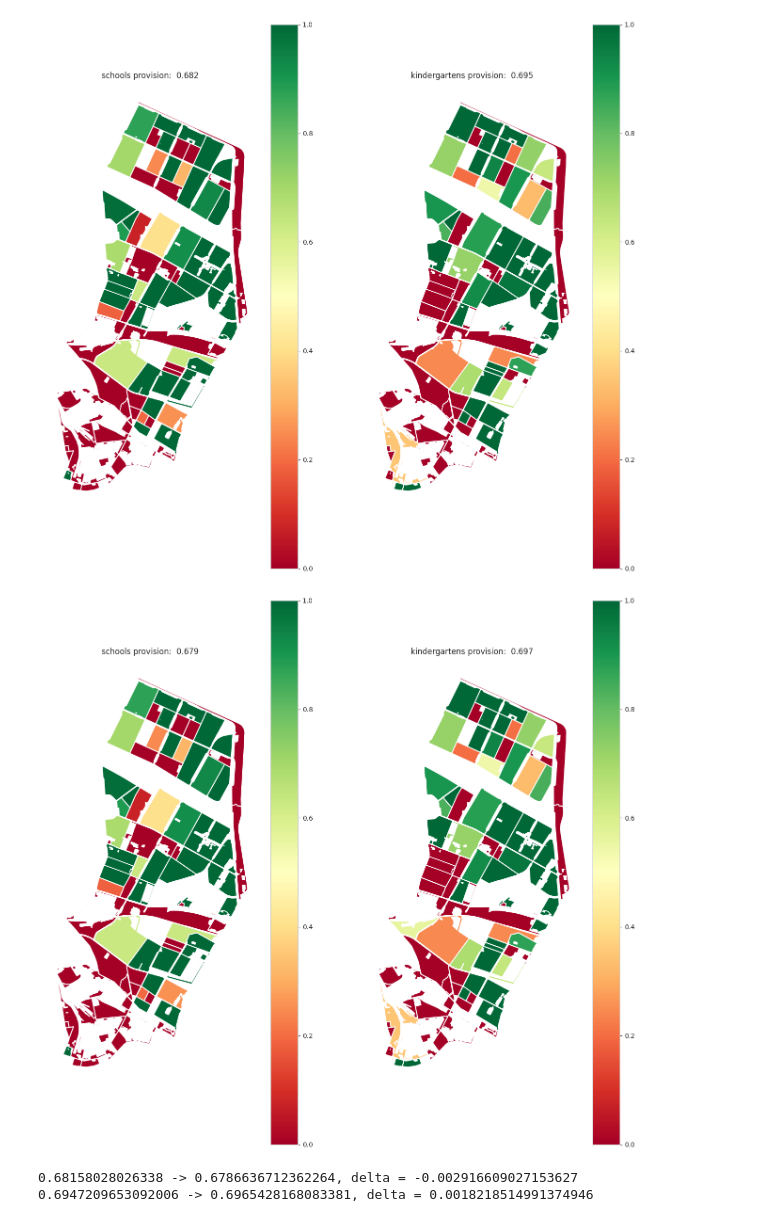
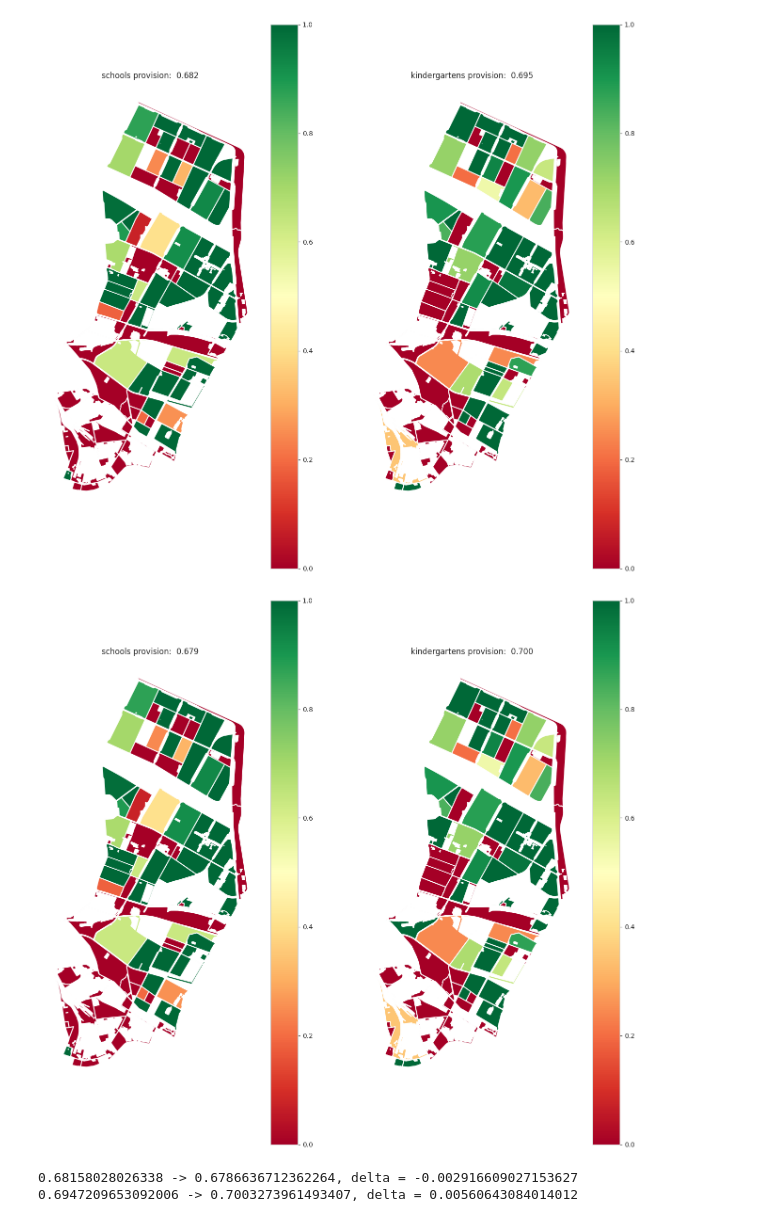
Before and after one commit to aimclub/blocksnet, a Jupyter notebook: examples/etalon_1.ipynb, the cells around one changed output. Cells and saved outputs as stored; diff of their text form; code cells hidden in the pictures.

```diff
--- a/examples/etalon_1.ipynb
+++ b/examples/etalon_1.ipynb
@@ -73,16 +73,16 @@ Provision.plot_provisions(provisions_before)
 update = {
   selected_block.id : {
     'population': 2333,
-    'kindergartens': 160,
+    'kindergartens': 160*2,
     'schools': 0
   }
 }
 update_gdf = gpd.GeoDataFrame.from_dict(update, orient='index')
 # %%
 provisions_after = provision.calculate_provisions(['schools', 'kindergartens'], update_gdf)
-Provision.plot_provisions(provisions_after)
+provision.plot_provisions(provisions_after)
 # %% [output]
-[figure, old version]
+[figure, new version]
 # %%
 for service_type in ['schools', 'kindergartens']:
   prov_before = Provision.total_provision(provisions_before[service_type])
@@ -90,7 +90,7 @@ for service_type in ['schools', 'kindergartens']:
   print(f"{prov_before} -> {prov_after}, delta = {prov_after-prov_before}")
 # %% [output]
 0.68158028026338 -> 0.6786636712362264, delta = -0.002916609027153627
-0.6947209653092006 -> 0.6965428168083381, delta = 0.0018218514991374946
+0.6947209653092006 -> 0.7003273961493407, delta = 0.00560643084014012
 # %%
 for service_type in ['schools', 'kindergartens']:
   prov_before = provisions_before[service_type]
```
Also changed, not shown: parts of 3 cells of this notebook, 4 other files.
